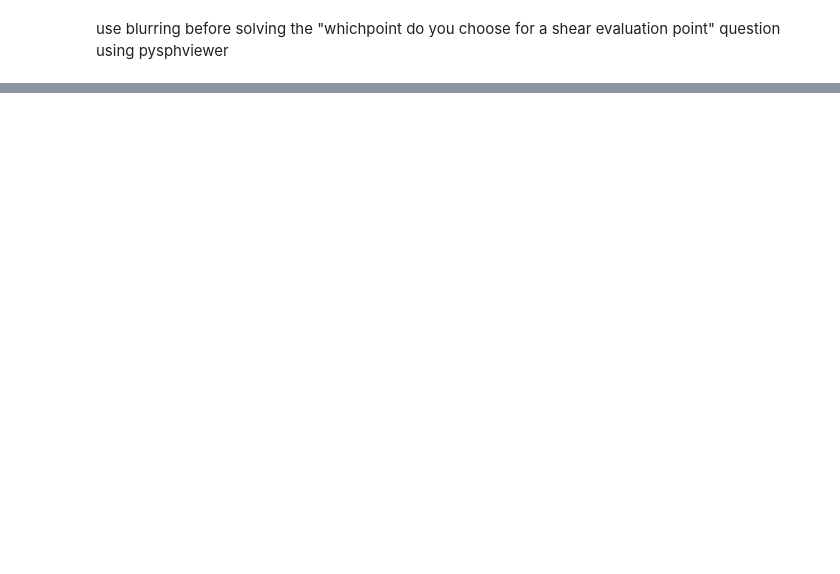
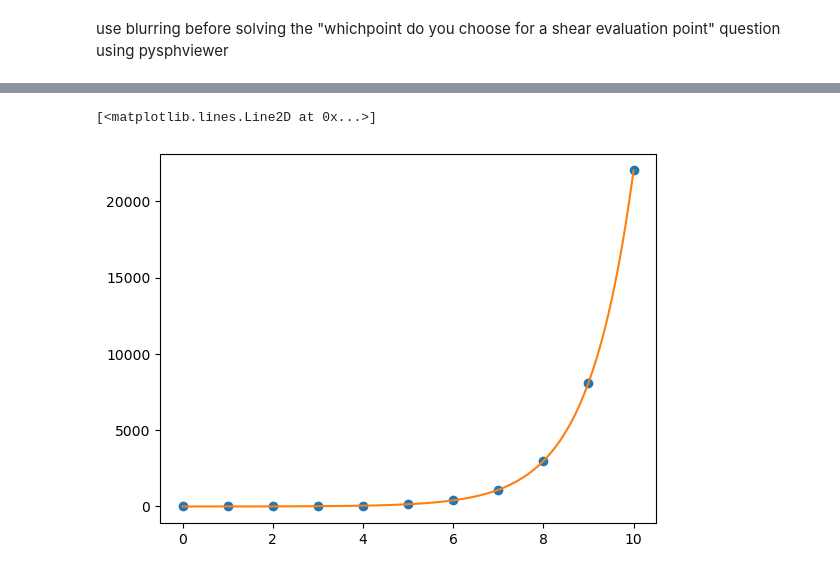
Before and after one commit to anyamischel/BAHAMAS-mock-weak-lensing, a Jupyter notebook: BHM_Sim.ipynb, the cells around one changed output, grey strips where cells are left out. Drawn from its saved outputs; the diff is of its cells as text; code cells hidden in the pictures; blank space fills up the shorter version.

```diff
--- a/BHM_Sim.ipynb
+++ b/BHM_Sim.ipynb
@@ -223,0 +276,25 @@ TypeError: BHM_cluster.__init__() got an unexpected keyword argument 'extent'
+# %%
+x = np.linspace(0,10, 11)
+y = np.linspace(0,10, 11)
+
+x0,y0 = np.meshgrid(x,y, indexing='ij')
+z = np.exp(np.sqrt(x0**2+ y0**2))
+
+xnew = np.linspace(0,10,110)
+ynew = np.linspace(0,10,110)
+xnew0, ynew0 = np.meshgrid(xnew, ynew, indexing = 'ij')
+
+znew = np.exp(np.sqrt(xnew0**2+ynew0**2))
+
+fnew = interpolate.RectBivariateSpline(xnew, ynew, znew, kx=1,ky=1)
+
+plt.plot(x, z[:,0], 'o')
+plt.plot(xnew, fnew(xnew, 0), '-')
+
+#fnew(1,1)
+
+#plt.plot(xnew,
+#plt.plot(x,f, '-')
+# %% [output]
+[<matplotlib.lines.Line2D at 0x...>]
+[figure, added]
```
Also changed, not shown: parts of 15 cells of this notebook.
